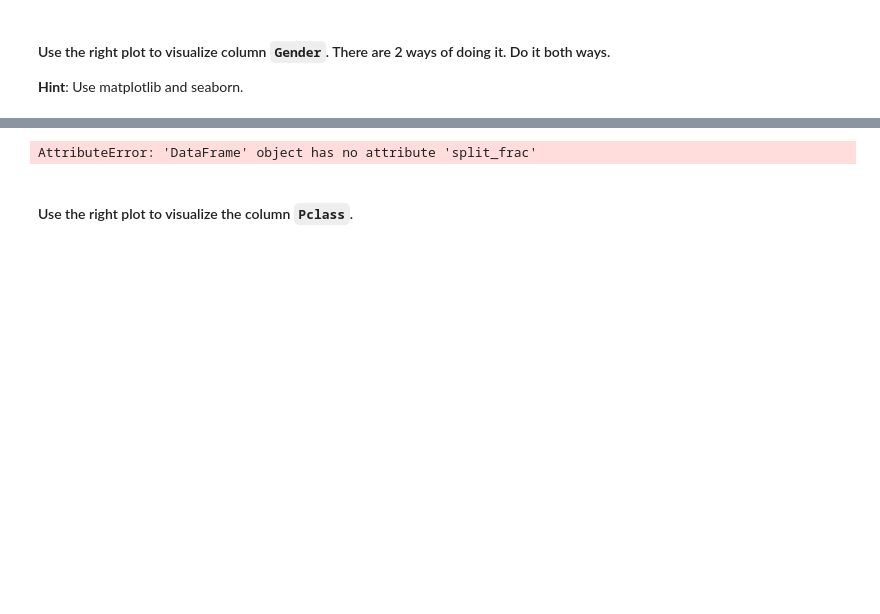
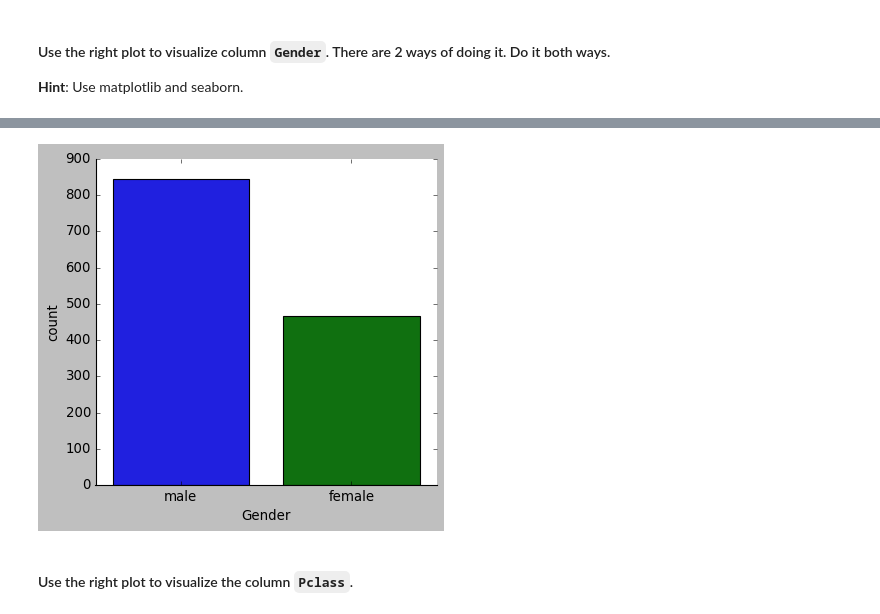
Before and after one commit to Adonis232/dataptmad0420, a Jupyter notebook: module-2/matplotlib-seaborn/your-code/main.ipynb, the cells around one changed output, grey strips where cells are left out. Cells and saved outputs as stored; diff of their text form; code cells hidden in the pictures; blank space fills up the shorter version.

```diff
--- a/module-2/matplotlib-seaborn/your-code/main.ipynb
+++ b/module-2/matplotlib-seaborn/your-code/main.ipynb
@@ -333,11 +337,10 @@ titanic['Gender'].value_counts().plot.bar();
 # %%
 # Method 2 - seaborn
 # your code here
+
+sns.catplot(x='Gender',kind='count',data=titanic);
+# %% [output]
+[figure, added]
-# %%
-sns.kdeplot(titanic.split_frac[titanic.gender=='male'], label='men', shade=True)
-sns.kdeplot(titanic.split_frac[titanic.gender=='female'], label='female', shade=True)
-# %% [output]
-AttributeError: 'DataFrame' object has no attribute 'split_frac'
 # %% [markdown]
 #### Use the right plot to visualize the column `Pclass`.
 # %%
```
Also changed, not shown: parts of 5 cells of this notebook.
